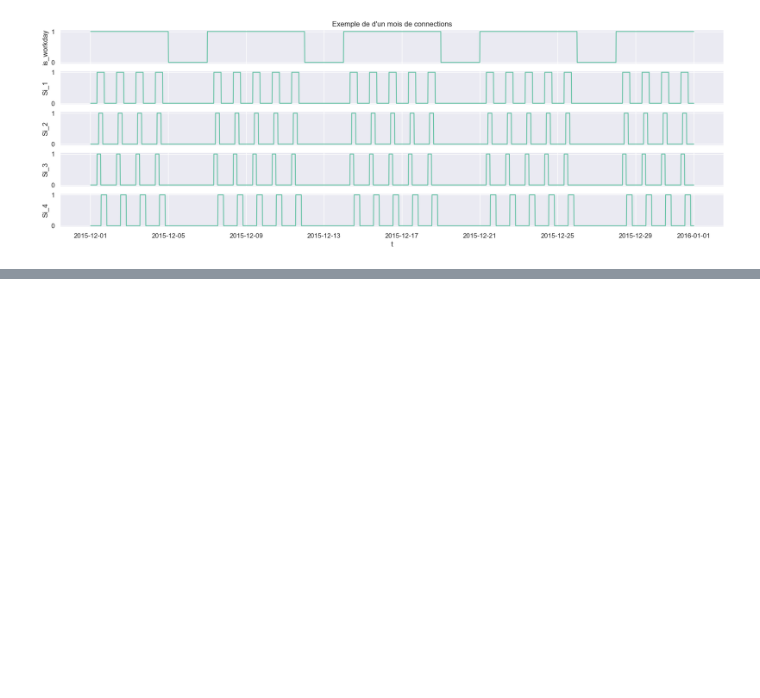
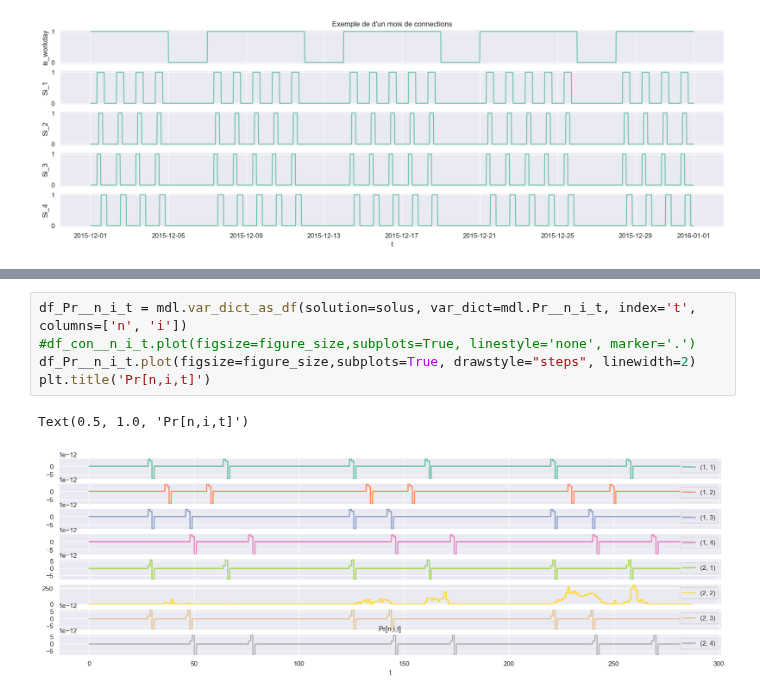
Before and after one commit to cimadure/ene8230, a Jupyter notebook: project.ipynb, the cells around one changed output, grey strips where cells are left out. Drawn from its saved outputs; the diff is of its cells as text; blank space fills up the shorter version.

```diff
--- a/project.ipynb
+++ b/project.ipynb
@@ -238,2 +277,10 @@ status: OPTIMAL_SOLUTION(2)
 --------------------------------------------
 end
+# %%
+df_Pr__n_i_t = mdl.var_dict_as_df(solution=solus, var_dict=mdl.Pr__n_i_t, index='t', columns=['n', 'i'])
+#df_con__n_i_t.plot(figsize=figure_size,subplots=True, linestyle='none', marker='.')
+df_Pr__n_i_t.plot(figsize=figure_size,subplots=True, drawstyle="steps", linewidth=2)
+plt.title('Pr[n,i,t]')
+# %% [output]
+Text(0.5, 1.0, 'Pr[n,i,t]')
+[figure, added]
```
Also changed, not shown: parts of 20 cells of this notebook, 2 other files.
